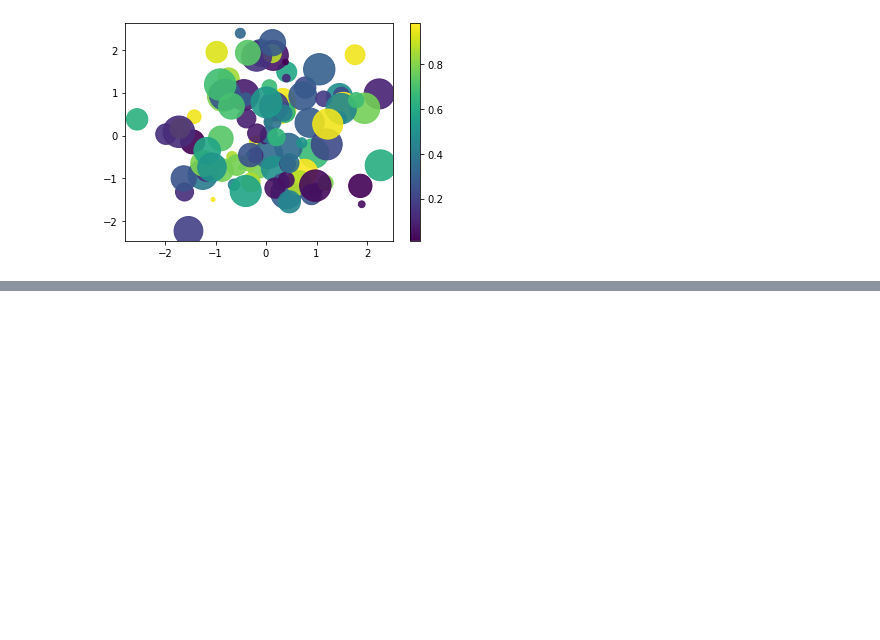
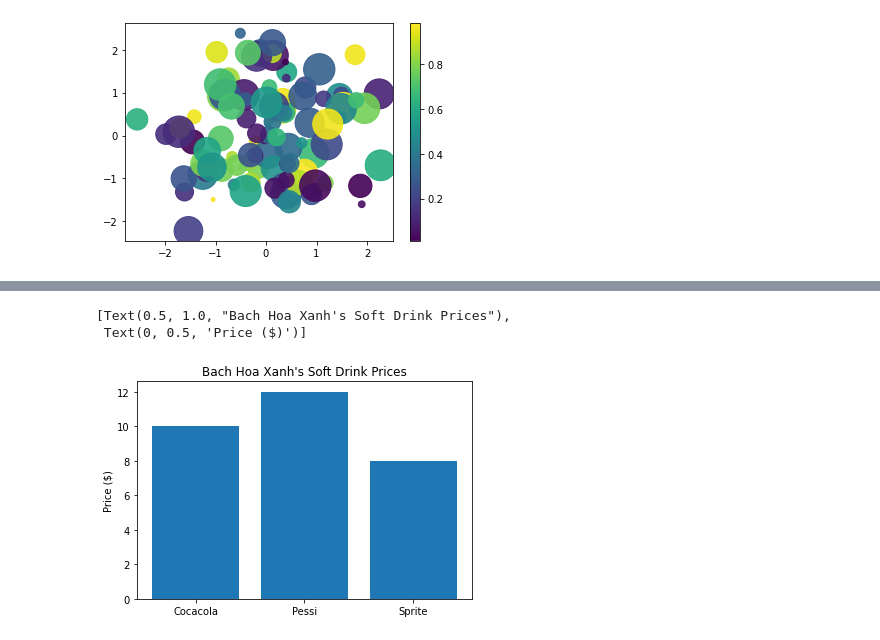
Before and after one commit to phungminhhieu1206/StudyAI, a Jupyter notebook: PyDataScience/Matplotlib/Matplotlib_CodeX.ipynb, the cells around one changed output, grey strips where cells are left out. Saved outputs shown, nothing was run; the diff lists cells and outputs as text; code cells hidden in the pictures; blank space fills up the shorter version.

```diff
--- a/PyDataScience/Matplotlib/Matplotlib_CodeX.ipynb
+++ b/PyDataScience/Matplotlib/Matplotlib_CodeX.ipynb
@@ -154,0 +159,12 @@ fig.colorbar(chart1);
+# %%
+# Prepare Data from a python dictionary
+soft_drink_prices = {"Cocacola": 10,
+                    "Pessi": 12,
+                    "Sprite": 8}
+fig, ax = plt.subplots()
+ax.bar(soft_drink_prices.keys(), soft_drink_prices.values())
+ax.set(title="Bach Hoa Xanh's Soft Drink Prices", ylabel="Price ($)")
+# %% [output]
+[Text(0.5, 1.0, "Bach Hoa Xanh's Soft Drink Prices"),
+ Text(0, 0.5, 'Price ($)')]
+[figure, added]
```
Also changed, not shown: parts of 11 cells of this notebook, 3 other files.
